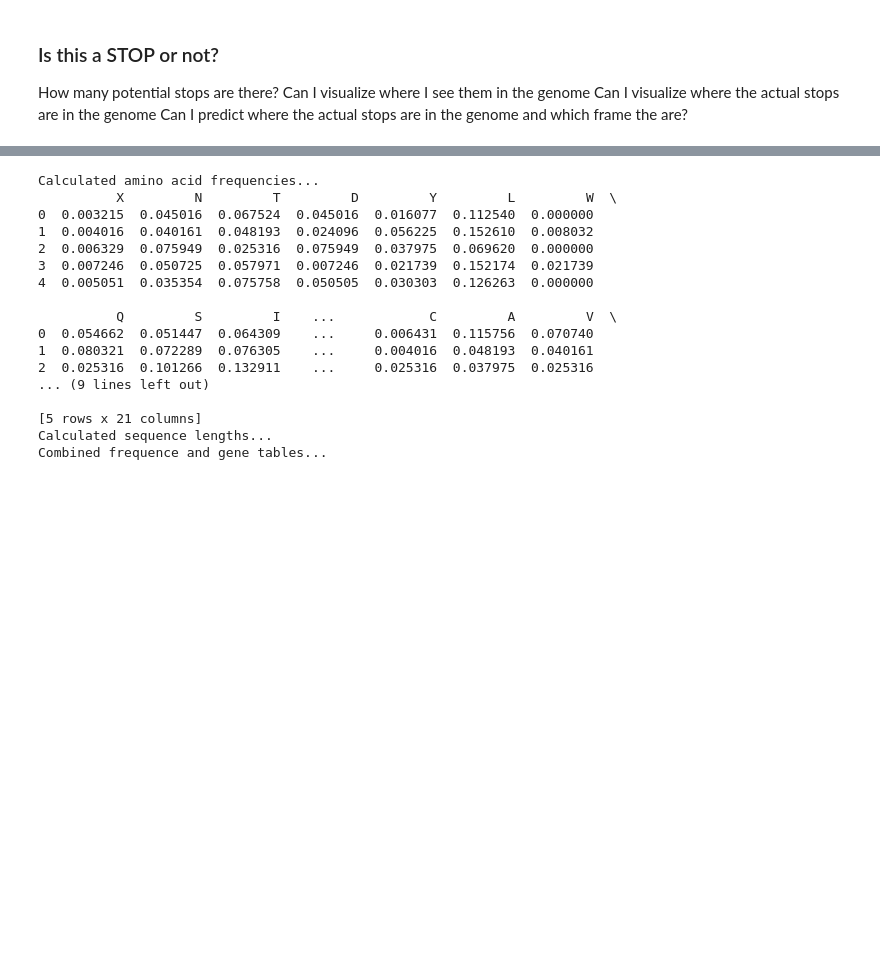
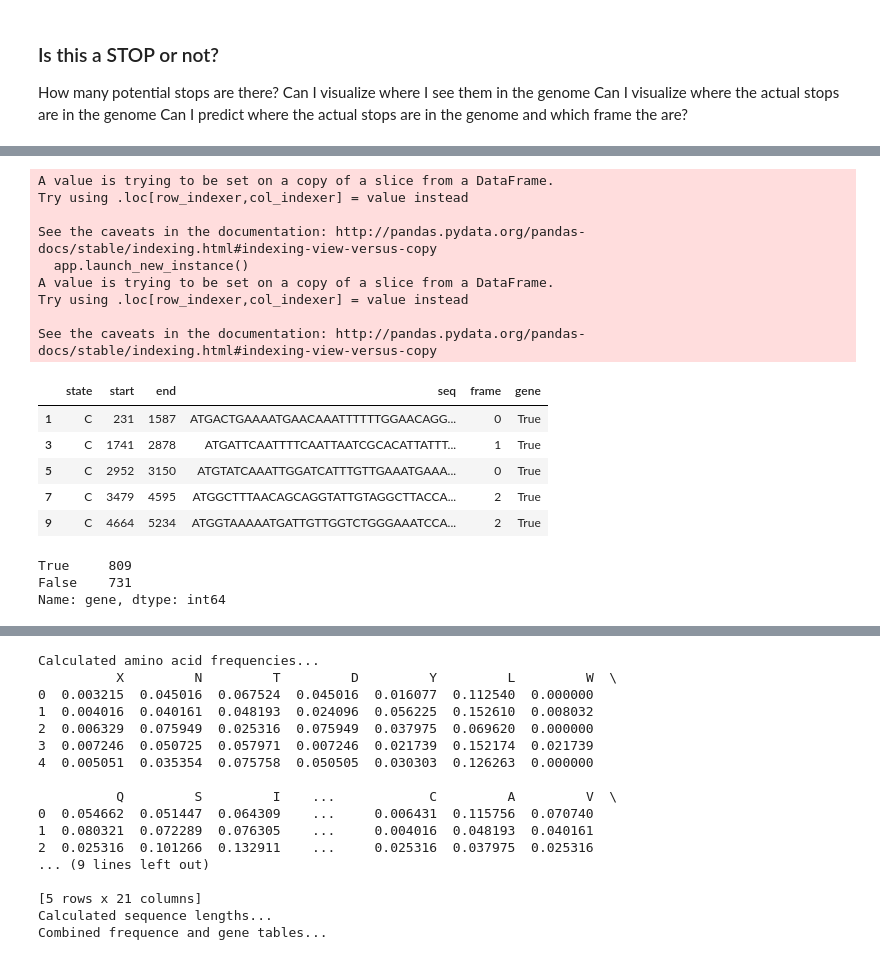
Before and after one commit to ingrid88/Bioinformatics-Kojak, a Jupyter notebook: StaphGenetics_ORFs-Copy1.ipynb, the cells around one changed output, grey strips where cells are left out. Drawn from its saved outputs; the diff is of its cells as text; code cells hidden in the pictures; blank space fills up the shorter version.

```diff
--- a/StaphGenetics_ORFs-Copy1.ipynb
+++ b/StaphGenetics_ORFs-Copy1.ipynb
@@ -559,0 +643,31 @@ R_pairs = genome_end_genes(r_data)
+# %%
+##Sample from Actual Sequences and label as true
+actual_forward_stops = regions[regions.state == 'C']
+actual_forward_stops["frame"] = actual_forward_stops.start.apply(lambda start: int(start) % 3)
+actual_forward_stops["gene"] = True
+actual_forward_stops.head()
+# %% [output]
+A value is trying to be set on a copy of a slice from a DataFrame.
+Try using .loc[row_indexer,col_indexer] = value instead
+
+See the caveats in the documentation: http://pandas.pydata.org/pandas-docs/stable/indexing.html#indexing-view-versus-copy
+  app.launch_new_instance()
+A value is trying to be set on a copy of a slice from a DataFrame.
+Try using .loc[row_indexer,col_indexer] = value instead
+
+See the caveats in the documentation: http://pandas.pydata.org/pandas-docs/stable/indexing.html#indexing-view-versus-copy
+|  | state | start | end | seq | frame | gene |
+| 1 | C | 231 | 1587 | ATGACTGAAAATGAACAAATTTTTTGGAACAGG... | 0 | True |
+| 3 | C | 1741 | 2878 | ATGATTCAATTTTCAATTAATCGCACATTATTT... | 1 | True |
+| 5 | C | 2952 | 3150 | ATGTATCAAATTGGATCATTTGTTGAAATGAAA... | 0 | True |
+| 7 | C | 3479 | 4595 | ATGGCTTTAACAGCAGGTATTGTAGGCTTACCA... | 2 | True |
+| 9 | C | 4664 | 5234 | ATGGTAAAAATGATTGTTGGTCTGGGAAATCCA... | 2 | True |
+# %%
+##Merge actual and potential to create dataframe of both true and false sequences
+merged_frames = pd.merge(potential_subset,actual_forward_stops, on=["start",'end','frame','state','seq'],how='outer')
+merged_frames.gene.fillna(False, inplace=True)
+merged_frames.gene.value_counts()
+# %% [output]
+True     809
+False    731
+Name: gene, dtype: int64
```
Also changed, not shown: parts of 47 cells of this notebook, 1 other file.
